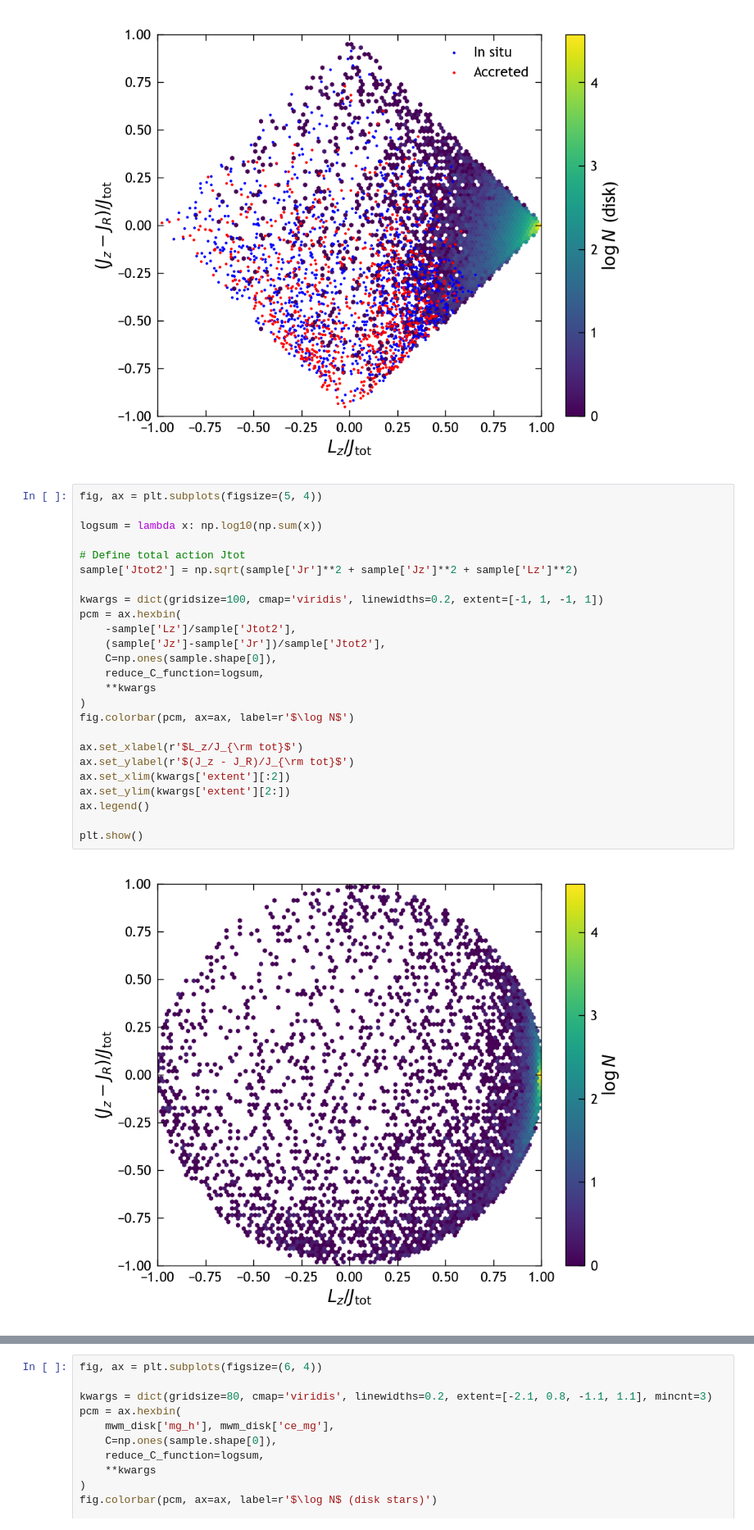
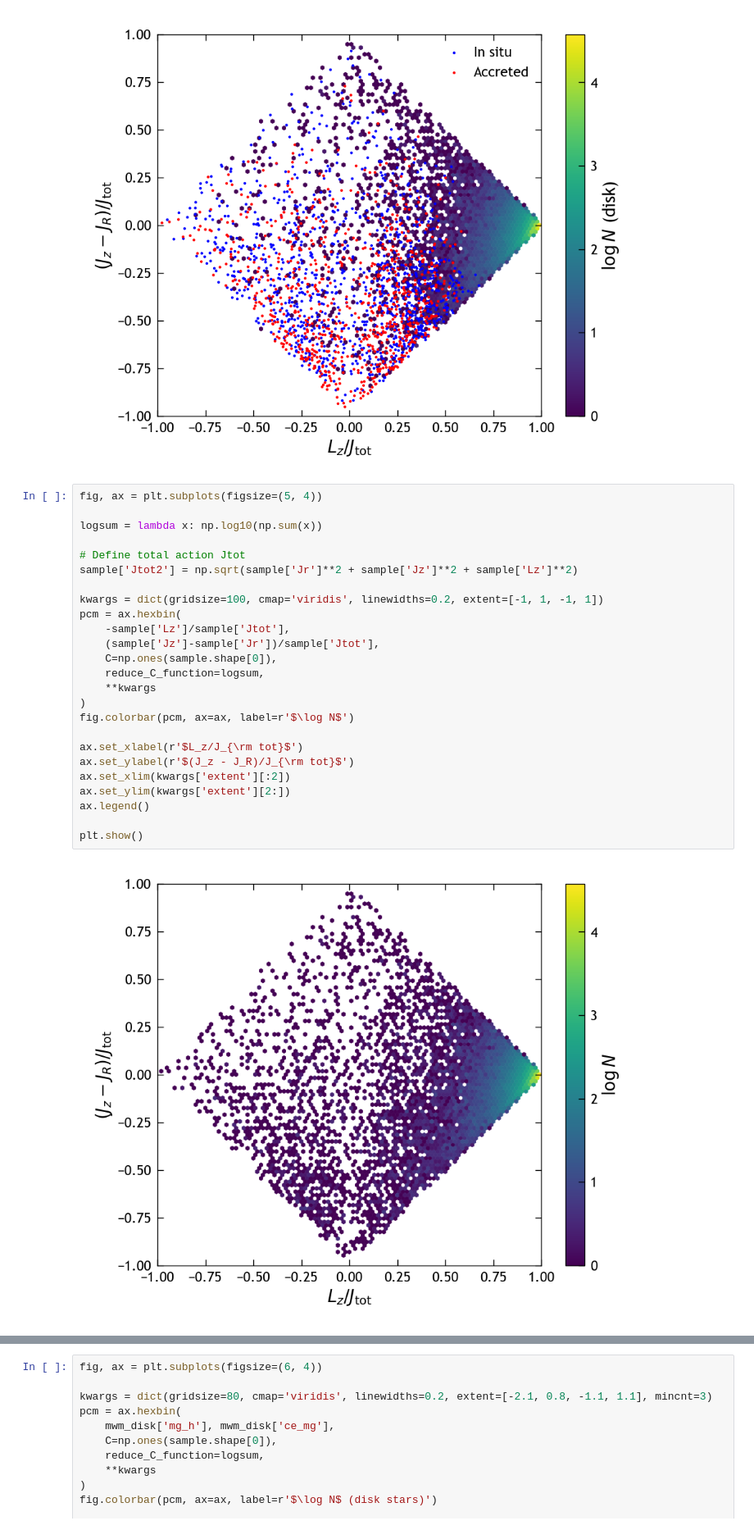
Before and after one commit to lodubay/chemical-clocks, a Jupyter notebook: src/scripts/halo.ipynb, the cells around one changed output, grey strips where cells are left out. Shown at 82% size. Saved outputs shown, nothing was run; the diff lists cells and outputs as text.

```diff
--- a/src/scripts/halo.ipynb
+++ b/src/scripts/halo.ipynb
@@ -331,30 +331,30 @@ plt.show()
 # %%
 fig, ax = plt.subplots(figsize=(5, 4))
 
 logsum = lambda x: np.log10(np.sum(x))
 
 # Define total action Jtot
 sample['Jtot2'] = np.sqrt(sample['Jr']**2 + sample['Jz']**2 + sample['Lz']**2)
 
 kwargs = dict(gridsize=100, cmap='viridis', linewidths=0.2, extent=[-1, 1, -1, 1])
 pcm = ax.hexbin(
-    -sample['Lz']/sample['Jtot2'],
-    (sample['Jz']-sample['Jr'])/sample['Jtot2'],
+    -sample['Lz']/sample['Jtot'],
+    (sample['Jz']-sample['Jr'])/sample['Jtot'],
     C=np.ones(sample.shape[0]),
     reduce_C_function=logsum,
     **kwargs
 )
 fig.colorbar(pcm, ax=ax, label=r'$\log N$')
 
 ax.set_xlabel(r'$L_z/J_{\rm tot}$')
 ax.set_ylabel(r'$(J_z - J_R)/J_{\rm tot}$')
 ax.set_xlim(kwargs['extent'][:2])
 ax.set_ylim(kwargs['extent'][2:])
 ax.legend()
 
 plt.show()
 # %% [output]
-[figure, old version]
+[figure, new version]
 # %%
 fig, axs = plt.subplots(2, 2, figsize=(8, 6))
 
```
Also changed, not shown: parts of 1 cell of this notebook.
